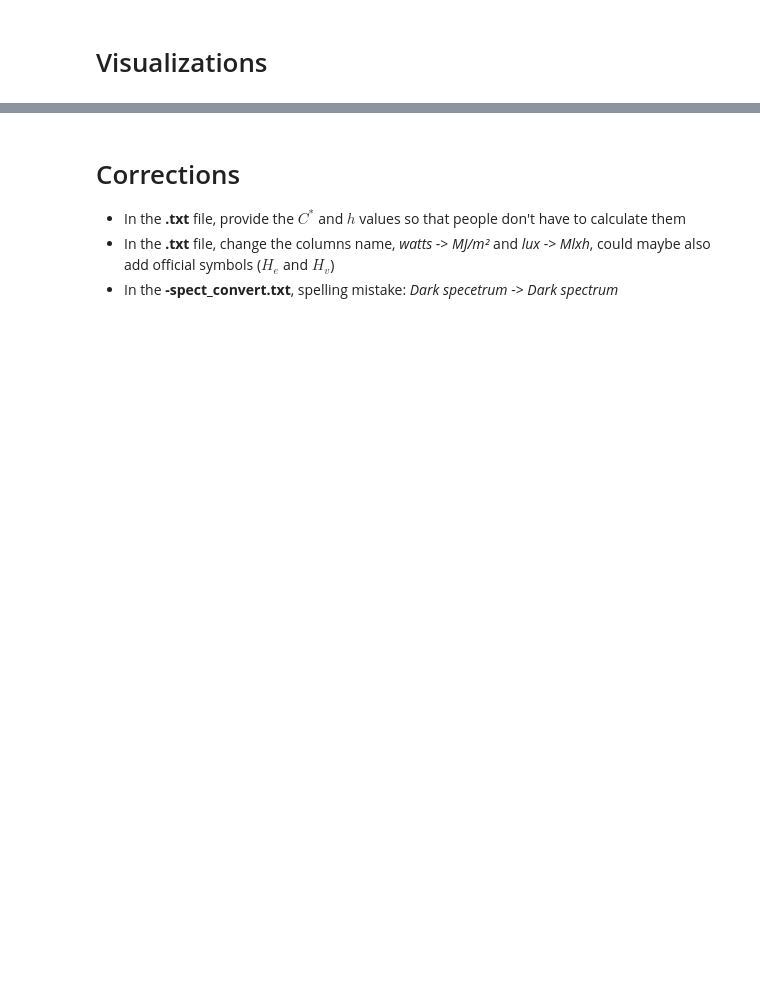
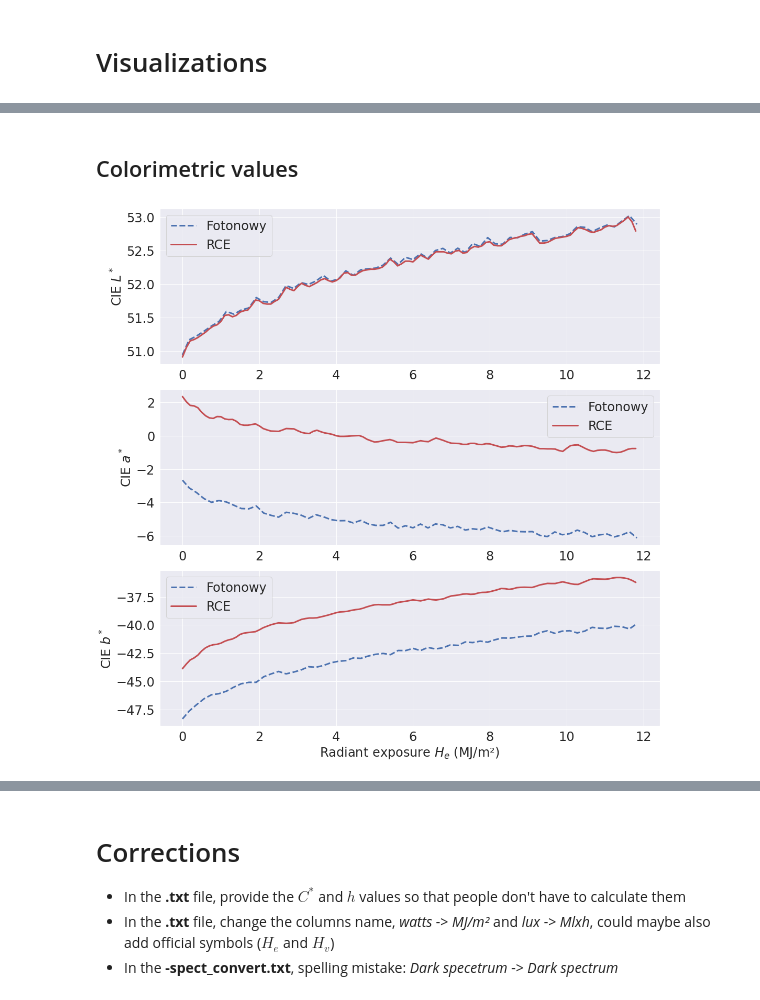
Before and after one commit to g-patin/RCE_2023-8005_MFT-Fotonowy, a Jupyter notebook: notebooks/MFT_Fotonowy_process_rawdata.ipynb, the cells around one changed output, grey strips where cells are left out. Cells and saved outputs as stored; diff of their text form; code cells hidden in the pictures; blank space fills up the shorter version.

```diff
--- a/notebooks/MFT_Fotonowy_process_rawdata.ipynb
+++ b/notebooks/MFT_Fotonowy_process_rawdata.ipynb
@@ -145,4 +55,0 @@ len(a)
-# %%
-d = a.T.reset_index().T
-# %%
-d.index = np.arange(0,120)
@@ -245,2 +55,0 @@ c[:20]
-# %%
-d.columns = ['index', 0,1,2,3,4,5,6,7,8]
@@ -349,8 +65,8 @@ from pathlib import Path
 raw_file_sp = 'noProject-BWS0001-BW1-G03_07-spect_convert.txt'
 raw_df_sp = pd.read_csv(raw_file_sp, sep='\t', skiprows = 1)
 
-raw_file_dE = 'noProject-BWS0001-BW1-G03_07.txt'
-raw_df_dE = pd.read_csv(raw_file_dE, sep='\t', skiprows = 8)
+raw_file_cl = 'noProject-BWS0001-BW1-G03_07.txt'
+raw_df_cl = pd.read_csv(raw_file_cl, sep='\t', skiprows = 8)
 
 # final wavelength range
 wanted_wl = pd.Index(np.arange(410,751), name='wavelength_nm')
@@ -426,8 +142,8 @@ dE00 = np.round(np.array([colour.delta_E(Lab[0], d) for d in Lab]),3)
 
 # Retrieve the times and energy values
 times = [float(col[15:-3]) for col in df_counts.columns]
-He = raw_df_dE['Watts']       # in MJ/m²
-Hv = raw_df_dE['Lux'] * 1000  # in klxh
+He = raw_df_cl['Watts']       # in MJ/m²
+Hv = raw_df_cl['Lux'] * 1000  # in klxh
 
 
 # interpolate colorimetric data
@@ -445,9 +161,7 @@ dE00 = np.round(sip.interp1d(x=He, y= dE00)(wanted_He),2)
 
 
 # Final colorimetric values
-df_dE = pd.DataFrame({'time_s':times,'He_MJ/m2':wanted_He,'Hv_klxh':Hv, 'L*':L, 'a*':a, 'b*':b, 'C*':C, 'h':h, 'dE76':dE76, 'dE00':dE00})
-
-
+df_cl = pd.DataFrame({'time_s':times,'He_MJ/m2':wanted_He,'Hv_klxh':Hv, 'L*':L, 'a*':a, 'b*':b, 'C*':C, 'h':h, 'dE76':dE76, 'dE00':dE00})
 
 df_sp.columns = He
 df_sp = pd.DataFrame(data = np.round(sip.interp2d(df_sp.columns,pd.to_numeric(df_sp.index), df_sp)(wanted_He, wanted_wl),4),
@@ -466,62 +294,56 @@ raw_df_dE
+# %% [markdown]
+## Colorimetric values
 # %%
-# Calculated Fotonowy data from the .rfc file
+# Given Lab data from Fotonowy .txt file
+Fy_He = raw_df_cl['Watts']
+Fy_L = raw_df_cl['L']
+Fy_a = raw_df_cl['a']
+Fy_b = raw_df_cl['b']
 
-data_fy = rfc_df[(rfc_df['#Wavelength'] > 409) & (rfc_df['#Wavelength'] < 751)]
+wl_rce = df_sp.index
 
-wl_fy = data_fy['#Wavelength']
-sp_i_fy = data_fy['#Inital reflectance [%]']
-sp_f_fy = data_fy['#Final reflectance [%]']
-
-# Given Lab data from Fotonowy .txt file
-Fy_He = raw_df_dE['Watts']
-Fy_L = raw_df_dE['L']
-Fy_a = raw_df_dE['a']
-Fy_b = raw_df_dE['b']
 
 # Plots
 sns.set()
 fs = 24
-fig1, ax1 = plt.subplots(1,1, figsize=(15,7))
 fig2, [ax2,ax3,ax4] = plt.subplots(3,1, figsize=(15,15))
 
-ax1.plot(wl_fy, sp_i_fy, ls='--', lw=3, color='b', label='Initial - Fotonowy')
-ax1.plot(wl_fy, sp_f_fy, ls='--', lw=3, color='r', label='Final - Fotonowy')
 
-ax1.plot(wl_rce, sp_i_rce, color='k', label='Initial - RCE')
-ax1.plot(wl_rce, sp_f_rce, color='k', label='Final - RCE')
 
 ax2.plot(Fy_He,Fy_L, ls='--', lw=3, color='b', label='Fotonowy')
 ax3.plot(Fy_He,Fy_a, ls='--', lw=3, color='b', label='Fotonowy')
 ax4.plot(Fy_He,Fy_b, ls='--', lw=3, color='b', label='Fotonowy')
 
-ax2.plot(df_dE['He_MJ/m2'],df_dE['L*'], ls='-', lw=3, color='r', label='RCE')
-ax3.plot(df_dE['He_MJ/m2'],df_dE['a*'], ls='-', lw=3, color='r', label='RCE')
-ax4.plot(df_dE['He_MJ/m2'],df_dE['b*'], ls='-', lw=3, color='r', label='RCE')
+ax2.plot(df_cl['He_MJ/m2'],df_cl['L*'], ls='-', lw=3, color='r', label='RCE')
+ax3.plot(df_cl['He_MJ/m2'],df_cl['a*'], ls='-', lw=3, color='r', label='RCE')
+ax4.plot(df_cl['He_MJ/m2'],df_cl['b*'], ls='-', lw=3, color='r', label='RCE')
 
 ax1.set_xlabel('Wavelength $\lambda$ (nm)', fontsize=fs)
 ax4.set_xlabel('Radiant exposure $H_e$ (MJ/m²)', fontsize=fs)
 
 ax1.set_ylabel('Reflectance (%)', fontsize=fs)
 ax2.set_ylabel('CIE $L^*$', fontsize=fs)
 ax3.set_ylabel('CIE $a^*$', fontsize=fs)
 ax4.set_ylabel('CIE $b^*$', fontsize=fs)
 
 ax1.xaxis.set_tick_params(labelsize=fs)
 ax2.xaxis.set_tick_params(labelsize=fs)
 ax3.xaxis.set_tick_params(labelsize=fs)
 ax4.xaxis.set_tick_params(labelsize=fs)
 
 ax1.yaxis.set_tick_params(labelsize=fs)
 ax2.yaxis.set_tick_params(labelsize=fs)
 ax3.yaxis.set_tick_params(labelsize=fs)
 ax4.yaxis.set_tick_params(labelsize=fs)
 
 
 ax1.legend(fontsize=fs)
 ax2.legend(fontsize=fs)
 ax3.legend(fontsize=fs)
 ax4.legend(fontsize=fs)
 
 plt.tight_layout()
 plt.show()
+# %% [output]
+[figure, added]
 # %%
```
Also changed, not shown: parts of 52 cells of this notebook.
